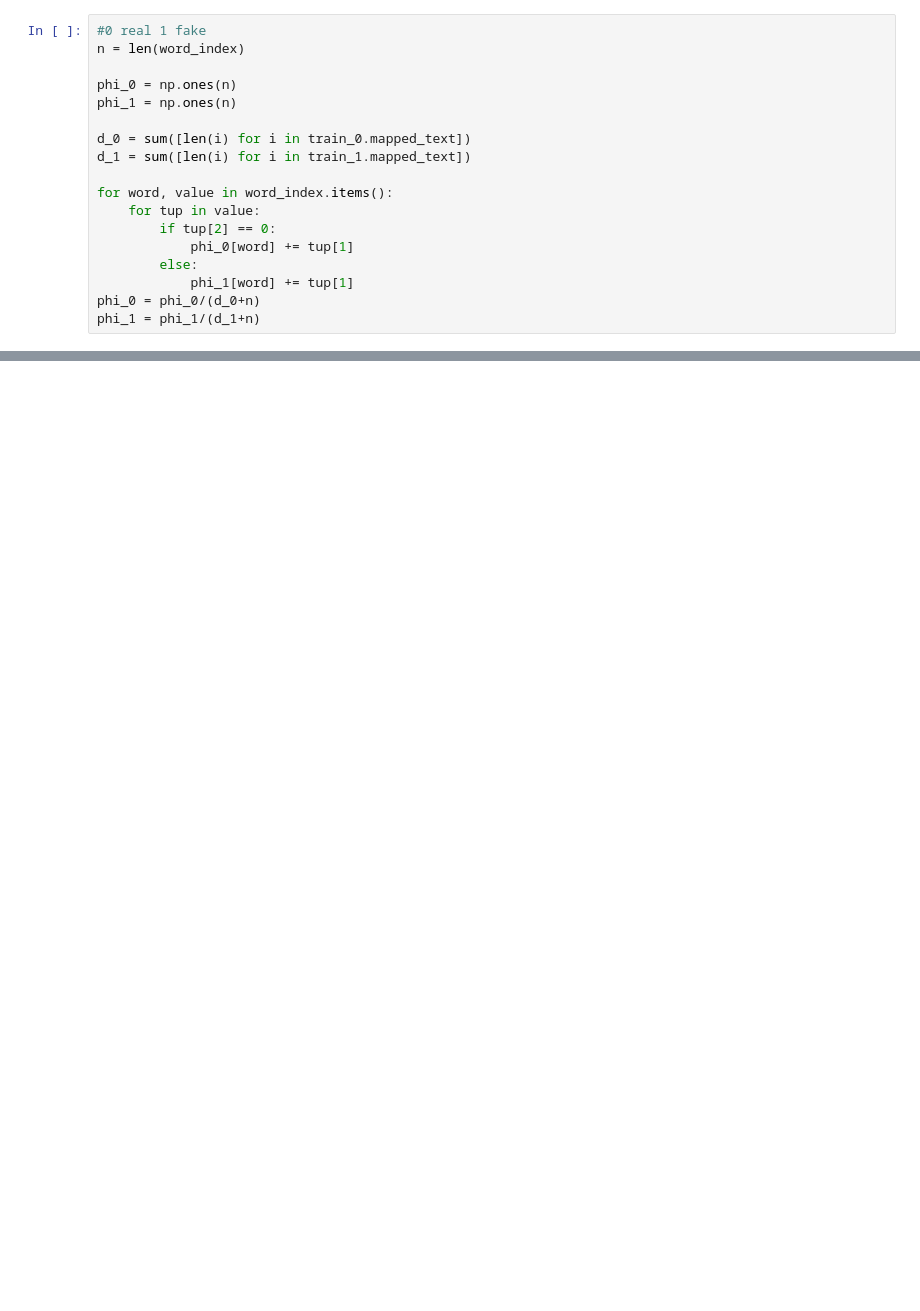
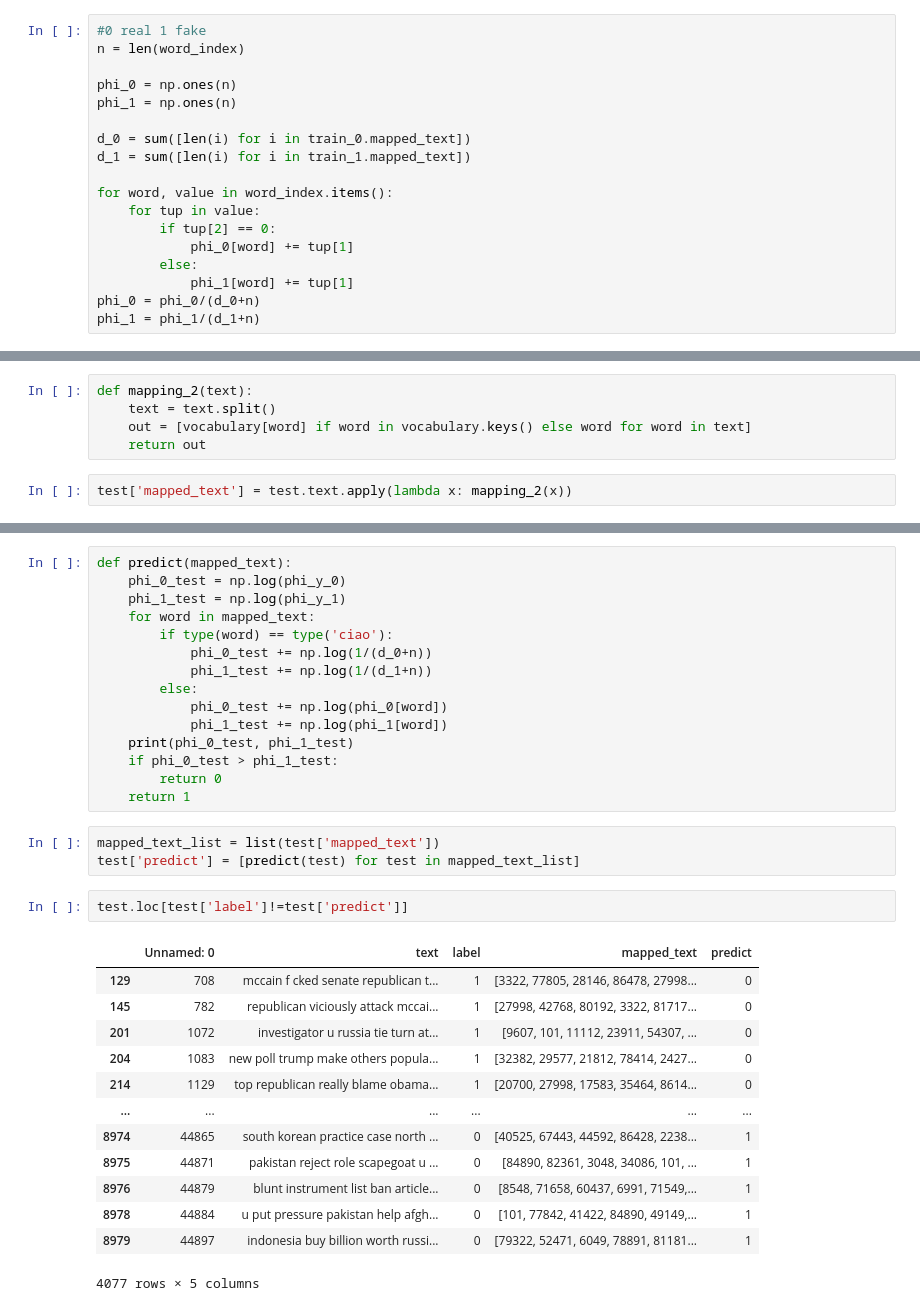
Before and after one commit to domenicocinque/FDSA1, a Jupyter notebook: Model.ipynb, the cells around one changed output, grey strips where cells are left out. Saved outputs shown, nothing was run; the diff lists cells and outputs as text; blank space fills up the shorter version.

```diff
--- a/Model.ipynb
+++ b/Model.ipynb
@@ -85,0 +106,7 @@ array([2.15976691e-07, 1.54269065e-07, 6.17076259e-08, 6.17076259e-08,
+# %%
+def mapping_2(text):
+    text = text.split()
+    out = [vocabulary[word] if word in vocabulary.keys() else word for word in text]
+    return out
+# %%
+test['mapped_text'] = test.text.apply(lambda x: mapping_2(x))
@@ -85,0 +122,34 @@ array([2.15976691e-07, 1.54269065e-07, 6.17076259e-08, 6.17076259e-08,
+# %%
+def predict(mapped_text):
+    phi_0_test = np.log(phi_y_0)
+    phi_1_test = np.log(phi_y_1)
+    for word in mapped_text:
+        if type(word) == type('ciao'):
+            phi_0_test += np.log(1/(d_0+n))
+            phi_1_test += np.log(1/(d_1+n))
+        else:
+            phi_0_test += np.log(phi_0[word])
+            phi_1_test += np.log(phi_1[word])
+    print(phi_0_test, phi_1_test)
+    if phi_0_test > phi_1_test:
+        return 0
+    return 1
+# %%
+mapped_text_list = list(test['mapped_text'])
+test['predict'] = [predict(test) for test in mapped_text_list]
+# %%
+test.loc[test['label']!=test['predict']]
+# %% [output]
+|  | Unnamed: 0 | text | label | mapped_text | predict |
+| 129 | 708 | mccain f cked senate republican t... | 1 | [3322, 77805, 28146, 86478, 27998... | 0 |
+| 145 | 782 | republican viciously attack mccai... | 1 | [27998, 42768, 80192, 3322, 81717... | 0 |
+| 201 | 1072 | investigator u russia tie turn at... | 1 | [9607, 101, 11112, 23911, 54307, ... | 0 |
+| 204 | 1083 | new poll trump make others popula... | 1 | [32382, 29577, 21812, 78414, 2427... | 0 |
+| 214 | 1129 | top republican really blame obama... | 1 | [20700, 27998, 17583, 35464, 8614... | 0 |
+| ... | ... | ... | ... | ... | ... |
+| 8974 | 44865 | south korean practice case north ... | 0 | [40525, 67443, 44592, 86428, 2238... | 1 |
+| 8975 | 44871 | pakistan reject role scapegoat u ... | 0 | [84890, 82361, 3048, 34086, 101, ... | 1 |
+| 8976 | 44879 | blunt instrument list ban article... | 0 | [8548, 71658, 60437, 6991, 71549,... | 1 |
+| 8978 | 44884 | u put pressure pakistan help afgh... | 0 | [101, 77842, 41422, 84890, 49149,... | 1 |
+| 8979 | 44897 | indonesia buy billion worth russi... | 0 | [79322, 52471, 6049, 78891, 81181... | 1 |
+4077 rows × 5 columns
```
Also changed, not shown: parts of 10 cells of this notebook, 1 other file.
